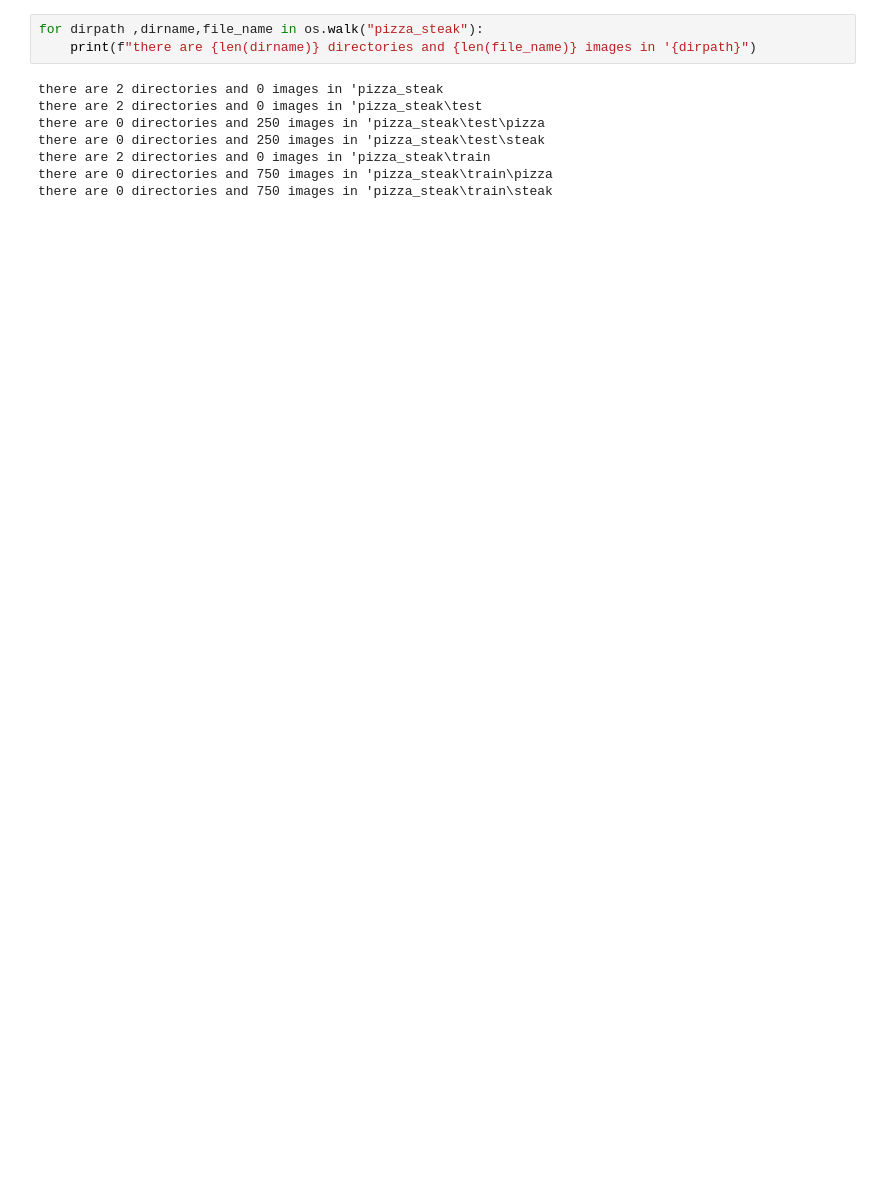
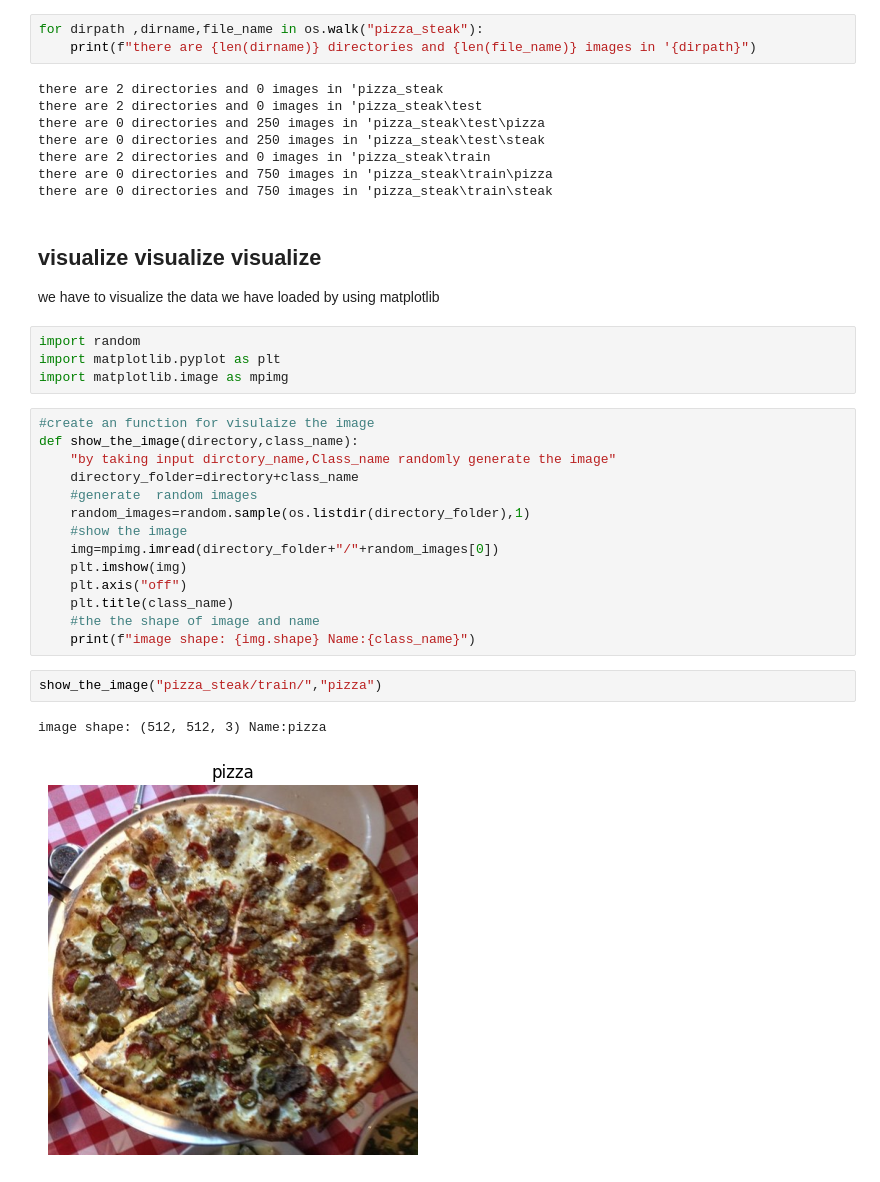
Before and after one commit to Fijaz8/CNN-BINARY-CLASSIFICATION-PROJECT, a Jupyter notebook: cnn_binary_classsification.ipynb, the cells around one changed output. Drawn from its saved outputs; the diff is of its cells as text; blank space fills up the shorter version.

Commit message:
adding the visualization

```diff
--- a/cnn_binary_classsification.ipynb
+++ b/cnn_binary_classsification.ipynb
@@ -92,3 +92,29 @@ there are 0 directories and 250 images in 'pizza_steak\test\steak
 there are 2 directories and 0 images in 'pizza_steak\train
 there are 0 directories and 750 images in 'pizza_steak\train\pizza
 there are 0 directories and 750 images in 'pizza_steak\train\steak
+# %% [markdown]
+## visualize visualize visualize
+we have to visualize the data we have loaded by using matplotlib
+# %%
+import random
+import matplotlib.pyplot as plt
+import matplotlib.image as mpimg
+# %%
+#create an function for visulaize the image
+def show_the_image(directory,class_name):
+    "by taking input dirctory_name,Class_name randomly generate the image"
+    directory_folder=directory+class_name
+    #generate  random images
+    random_images=random.sample(os.listdir(directory_folder),1)
+    #show the image
+    img=mpimg.imread(directory_folder+"/"+random_images[0])
+    plt.imshow(img)
+    plt.axis("off")
+    plt.title(class_name)
+    #the the shape of image and name
+    print(f"image shape: {img.shape} Name:{class_name}")
+# %%
+show_the_image("pizza_steak/train/","pizza")
+# %% [output]
+image shape: (512, 512, 3) Name:pizza
+[figure, added]
```
Also changed, not shown: parts of 2 cells of this notebook.
